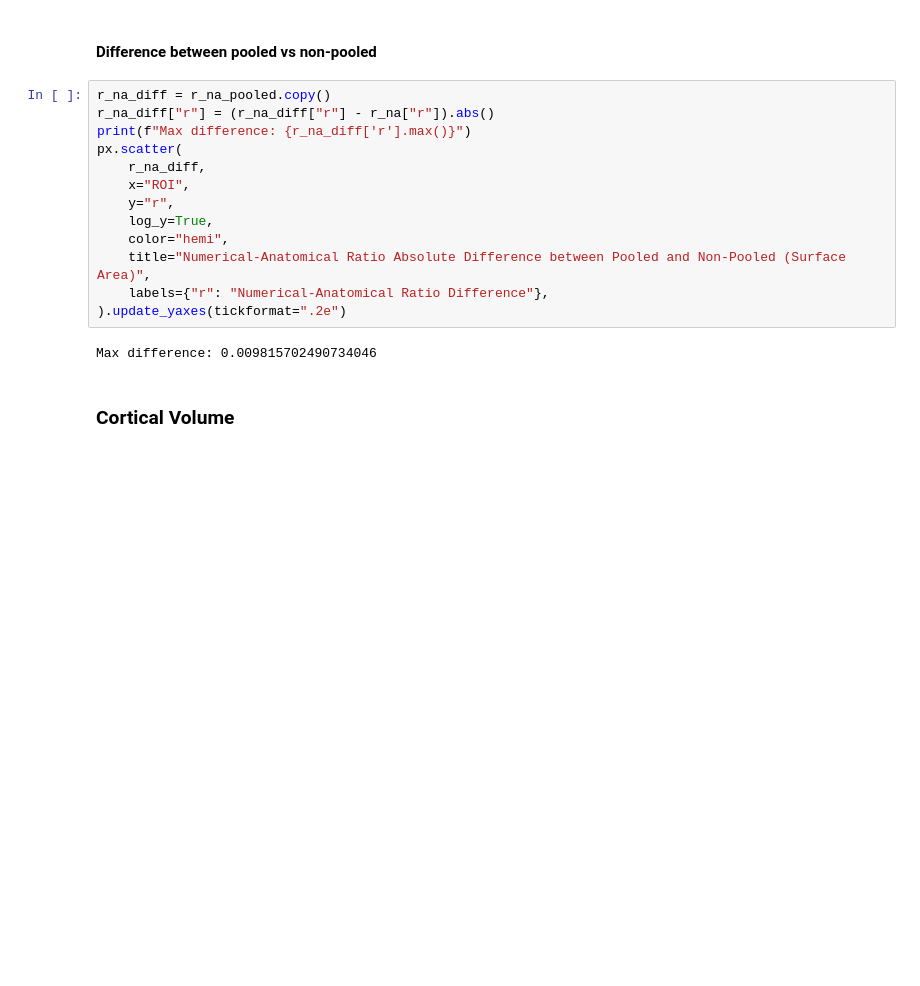
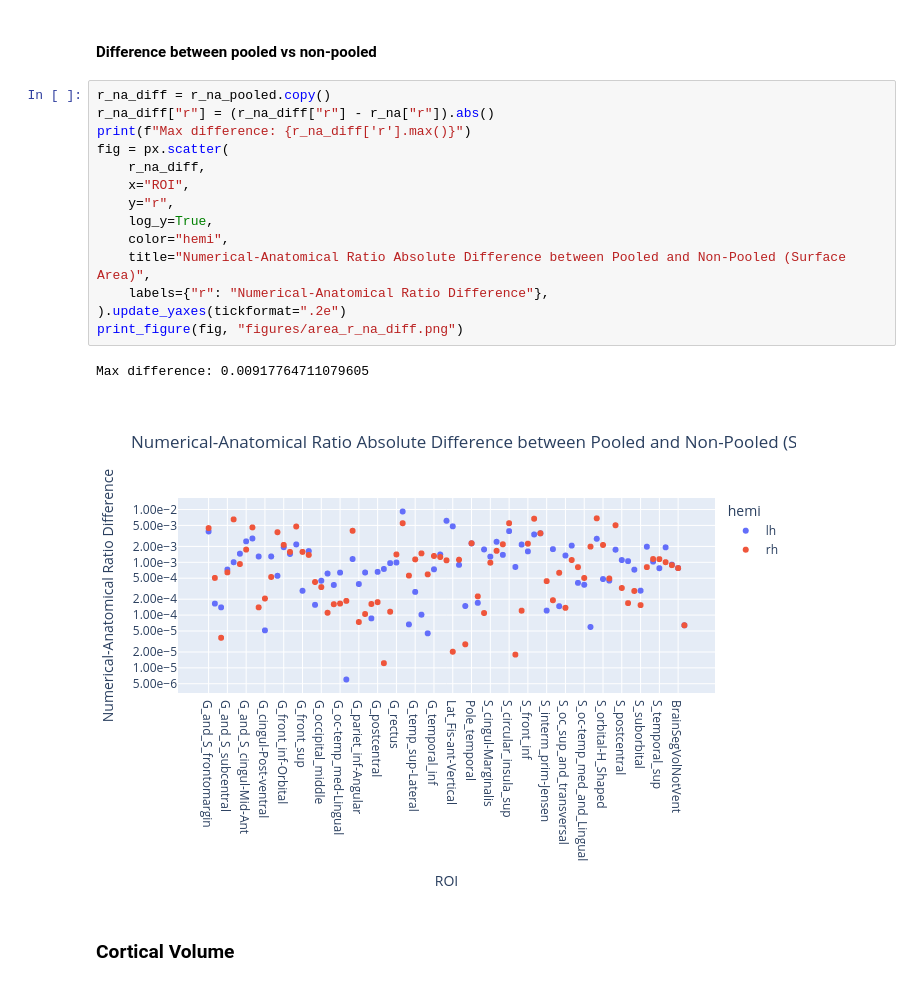
Before and after one commit to yohanchatelain/VIP-python-client, a Jupyter notebook: example/freesurfer-fuzzy/notebooks/stage_I.ipynb, the cells around one changed output. Drawn from its saved outputs; the diff is of its cells as text; blank space fills up the shorter version.

```diff
--- a/example/freesurfer-fuzzy/notebooks/stage_I.ipynb
+++ b/example/freesurfer-fuzzy/notebooks/stage_I.ipynb
@@ -374,18 +366,20 @@ r_na_pooled
 # %%
 r_na_diff = r_na_pooled.copy()
 r_na_diff["r"] = (r_na_diff["r"] - r_na["r"]).abs()
 print(f"Max difference: {r_na_diff['r'].max()}")
-px.scatter(
+fig = px.scatter(
     r_na_diff,
     x="ROI",
     y="r",
     log_y=True,
     color="hemi",
     title="Numerical-Anatomical Ratio Absolute Difference between Pooled and Non-Pooled (Surface Area)",
     labels={"r": "Numerical-Anatomical Ratio Difference"},
 ).update_yaxes(tickformat=".2e")
+print_figure(fig, "figures/area_r_na_diff.png")
 # %% [output]
-Max difference: 0.009815702490734046
+Max difference: 0.00917764711079605
+[figure, added]
 # %% [markdown]
 ### Cortical Volume
 # %% [markdown]
```
Also changed, not shown: parts of 12 cells of this notebook.
